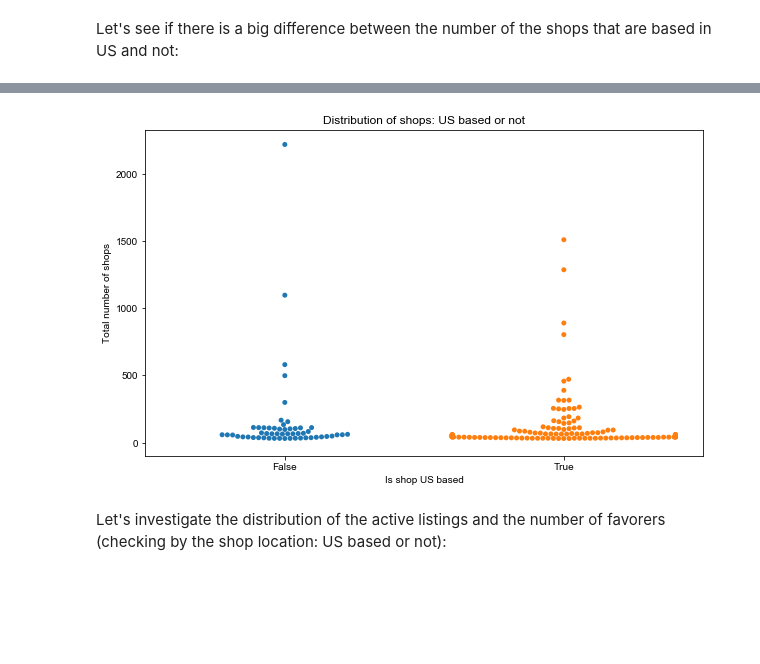
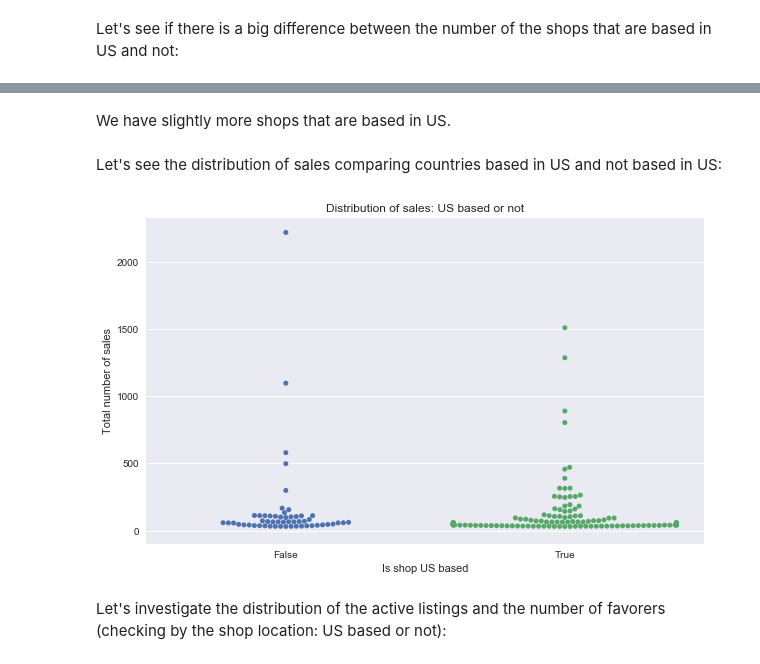
Before and after one commit to kristinakun/project-visualizing-real-world-data, a Jupyter notebook: code/main.ipynb, the cells around one changed output, grey strips where cells are left out. Saved outputs shown, nothing was run; the diff lists cells and outputs as text; code cells hidden in the pictures; blank space fills up the shorter version.

```diff
--- a/code/main.ipynb
+++ b/code/main.ipynb
@@ -237,15 +253,19 @@ data.head()
+# %% [markdown]
+We have slightly more shops that are based in US.
+# %% [markdown]
+Let's see the distribution of sales comparing countries based in US and not based in US:
 # %%
 plt.figure(figsize=(10,6))
+plt.style.use('seaborn')
 sns.swarmplot(data.loc[data.sales_count>30].is_shop_us_based, data.loc[data.sales_count>30].sales_count)
-plt.style.use('seaborn')
 
 plt.xlabel('Is shop US based')
-plt.ylabel('Total number of shops')
-plt.title('Distribution of shops: US based or not')
+plt.ylabel('Total number of sales')
+plt.title('Distribution of sales: US based or not')
 
 plt.show()
 # %% [output]
-[figure, old version]
+[figure, new version]
 # %% [markdown]
 Let's investigate the distribution of the active listings and the number of favorers (checking by the shop location: US based or not):
 # %%
```
Also changed, not shown: parts of 7 cells of this notebook, 1 other file.
